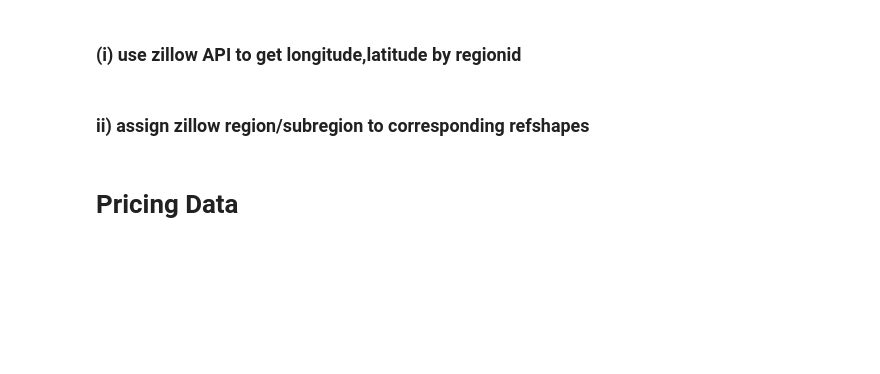
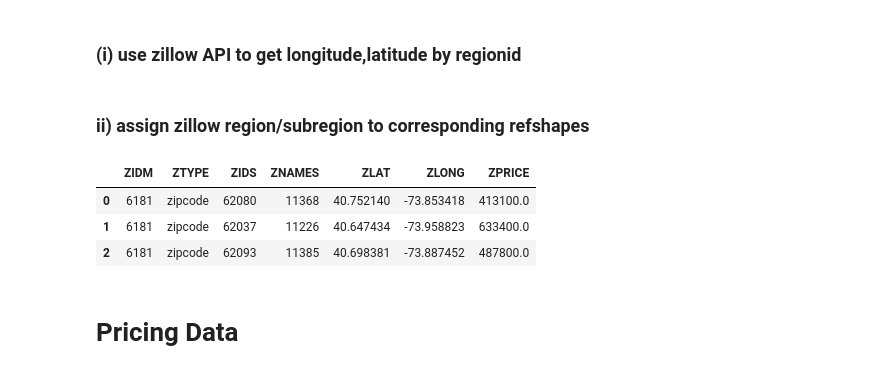
Before and after one commit to enghuiy/homevalue-hunter_data, a Jupyter notebook: preparePrice-ROI.ipynb, the cells around one changed output. Saved outputs shown, nothing was run; the diff lists cells and outputs as text; code cells hidden in the pictures; blank space fills up the shorter version.

```diff
--- a/preparePrice-ROI.ipynb
+++ b/preparePrice-ROI.ipynb
@@ -100,6 +99,13 @@ with open ('../OUTDATA/zillow_ny_regionData.csv','w') as file:
 # read the data
 df_zillow_ny_regionData=pd.read_csv('../OUTDATA/zillow_ny_regionData.csv')
 #df_zillow_ny_regionData[df_zillow_ny_regionData['ZIDM']==6181] == new york city
+# %%
+df_zillow_ny_regionData[:3]
+# %% [output]
+|  | ZIDM | ZTYPE | ZIDS | ZNAMES | ZLAT | ZLONG | ZPRICE |
+| 0 | 6181 | zipcode | 62080 | 11368 | 40.752140 | -73.853418 | 413100.0 |
+| 1 | 6181 | zipcode | 62037 | 11226 | 40.647434 | -73.958823 | 633400.0 |
+| 2 | 6181 | zipcode | 62093 | 11385 | 40.698381 | -73.887452 | 487800.0 |
 # %%
 # given a point and a list of shapes,
 #find which shape(1) the point is in
```
Also changed, not shown: parts of 18 cells of this notebook, 2 other files.
